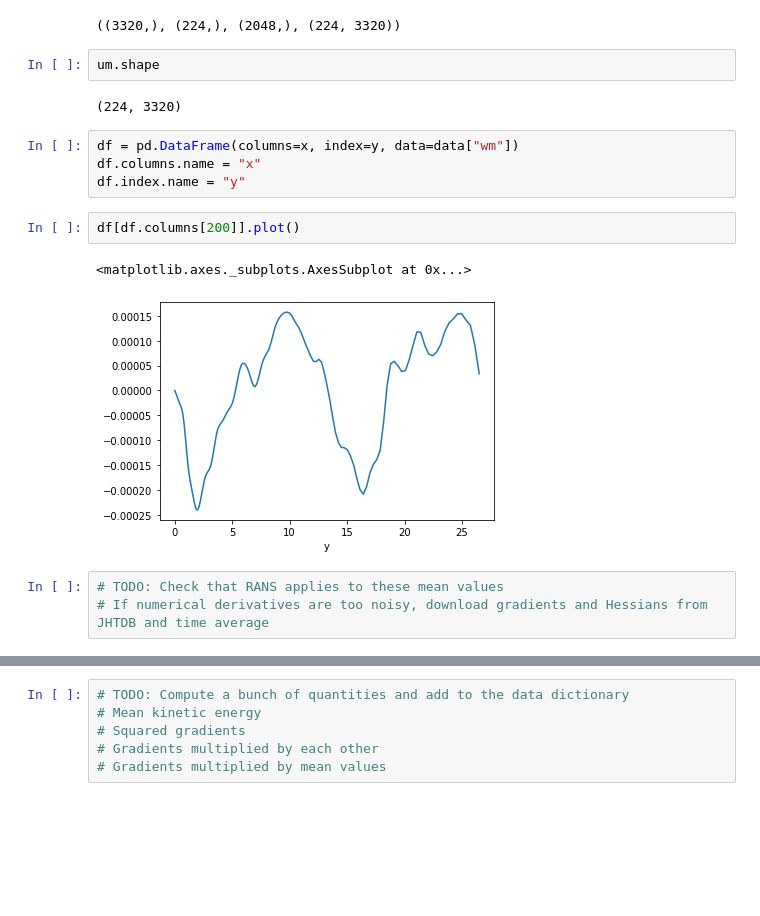
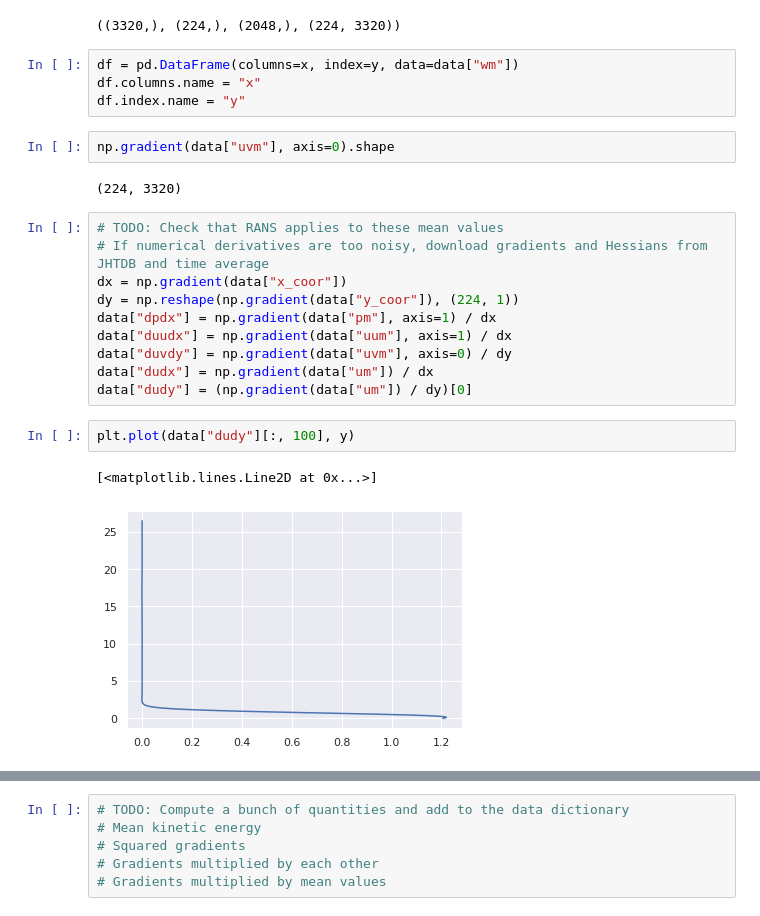
Before and after one commit to petebachant/boundary-layer-turbulence-modeling, a Jupyter notebook: notebook.ipynb, the cells around one changed output, grey strips where cells are left out. Cells and saved outputs as stored; diff of their text form; blank space fills up the shorter version.

Commit message:
Add calculation of some gradients

```diff
--- a/notebook.ipynb
+++ b/notebook.ipynb
@@ -264,19 +265,26 @@ um = data["um"]
 x.shape, y.shape, z.shape, um.shape
 # %% [output]
 ((3320,), (224,), (2048,), (224, 3320))
-# %%
-um.shape
-# %% [output]
-(224, 3320)
 # %%
 df = pd.DataFrame(columns=x, index=y, data=data["wm"])
 df.columns.name = "x"
 df.index.name = "y"
-# %%
-df[df.columns[200]].plot()
-# %% [output]
-<matplotlib.axes._subplots.AxesSubplot at 0x...>
-[figure, removed]
+# %%
+np.gradient(data["uvm"], axis=0).shape
+# %% [output]
+(224, 3320)
 # %%
 # TODO: Check that RANS applies to these mean values
 # If numerical derivatives are too noisy, download gradients and Hessians from JHTDB and time average
+dx = np.gradient(data["x_coor"])
+dy = np.reshape(np.gradient(data["y_coor"]), (224, 1))
+data["dpdx"] = np.gradient(data["pm"], axis=1) / dx
+data["duudx"] = np.gradient(data["uum"], axis=1) / dx
+data["duvdy"] = np.gradient(data["uvm"], axis=0) / dy
+data["dudx"] = np.gradient(data["um"]) / dx
+data["dudy"] = (np.gradient(data["um"]) / dy)[0]
+# %%
+plt.plot(data["dudy"][:, 100], y)
+# %% [output]
+[<matplotlib.lines.Line2D at 0x...>]
+[figure, added]
```
Also changed, not shown: parts of 4 cells of this notebook.
